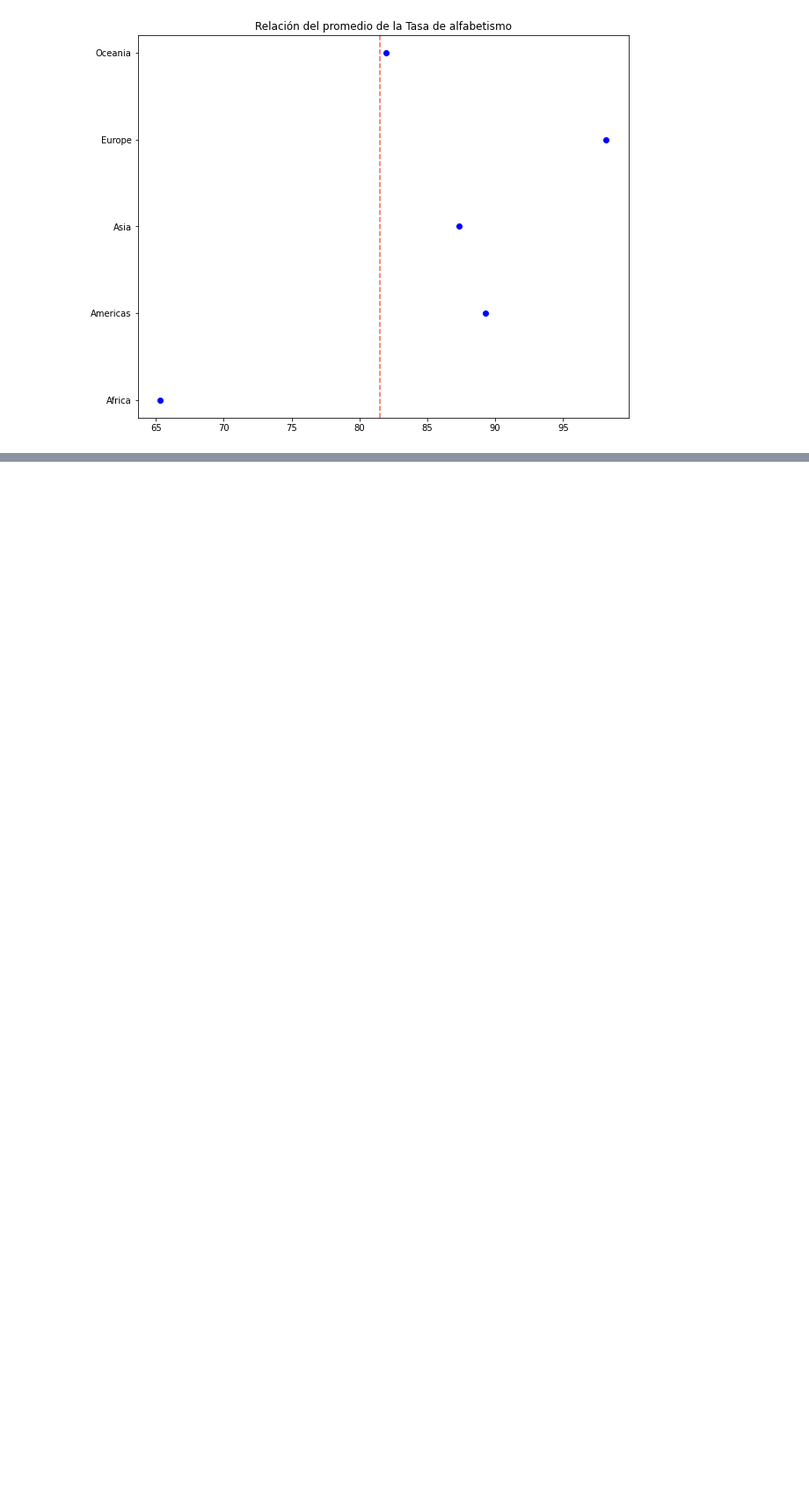
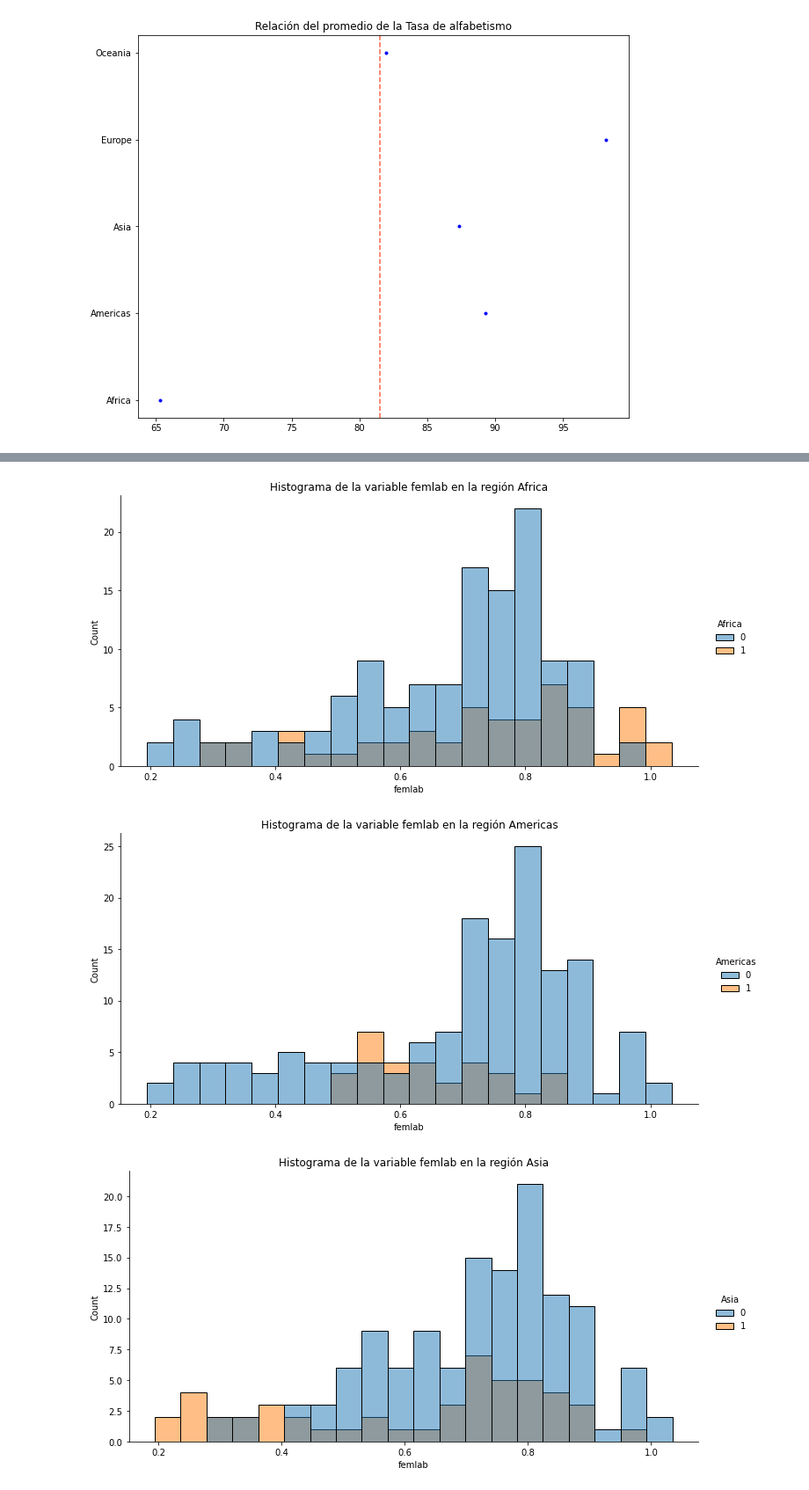
Before and after one commit to tomaspemora/desafio-latam-tareas-BA-TP, a Jupyter notebook: fundamentos_data_science/Desafio_Evaluado_4/desafio_ev.ipynb, the cells around one changed output, grey strips where cells are left out. Shown at 88% size. Drawn from its saved outputs; the diff is of its cells as text; code cells hidden in the pictures; blank space fills up the shorter version.

```diff
--- a/fundamentos_data_science/Desafio_Evaluado_4/desafio_ev.ipynb
+++ b/fundamentos_data_science/Desafio_Evaluado_4/desafio_ev.ipynb
@@ -204,0 +254,4 @@ La región de África y Europa, si bien son opuestos en su grado de alfabetismo,
+# %%
+for region in df_nuevo.region.unique():
+    test_hipotesis(df_nuevo,'femlab',region)
+    print('------------\n')
@@ -204,0 +276,7 @@ La región de África y Europa, si bien son opuestos en su grado de alfabetismo,
+# %%
+for region in df_nuevo.region.unique():
+    graficar_hist_clase(df_nuevo,'femlab',region)
+# %% [output]
+[figure, added]
+[figure, added]
+[figure, added]
```
Also changed, not shown: parts of 14 cells of this notebook.
